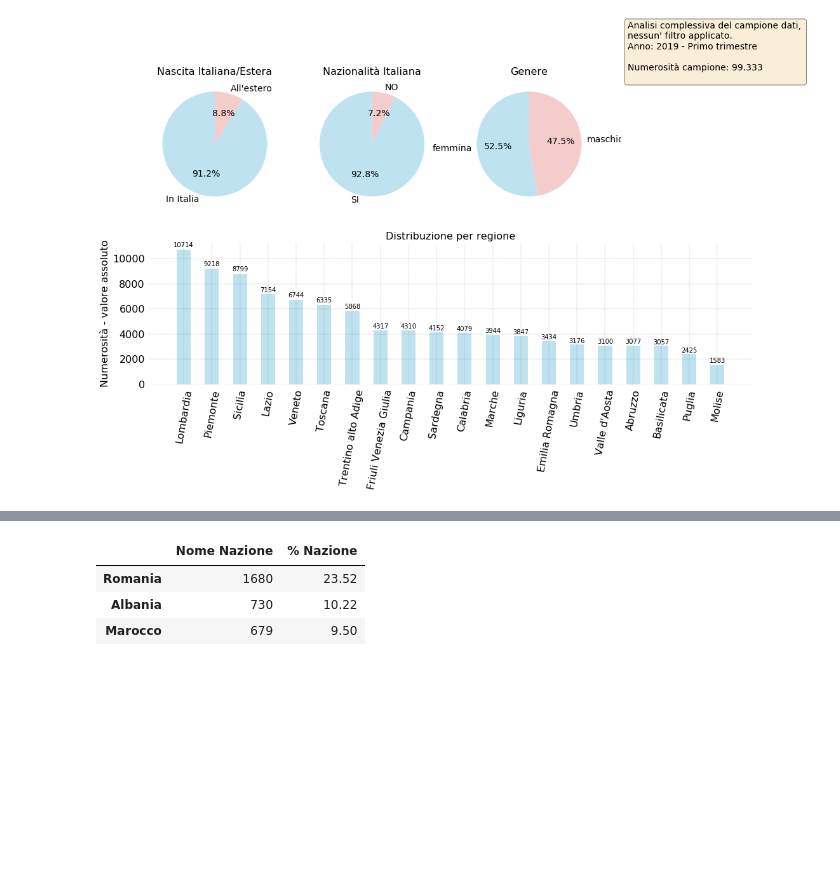
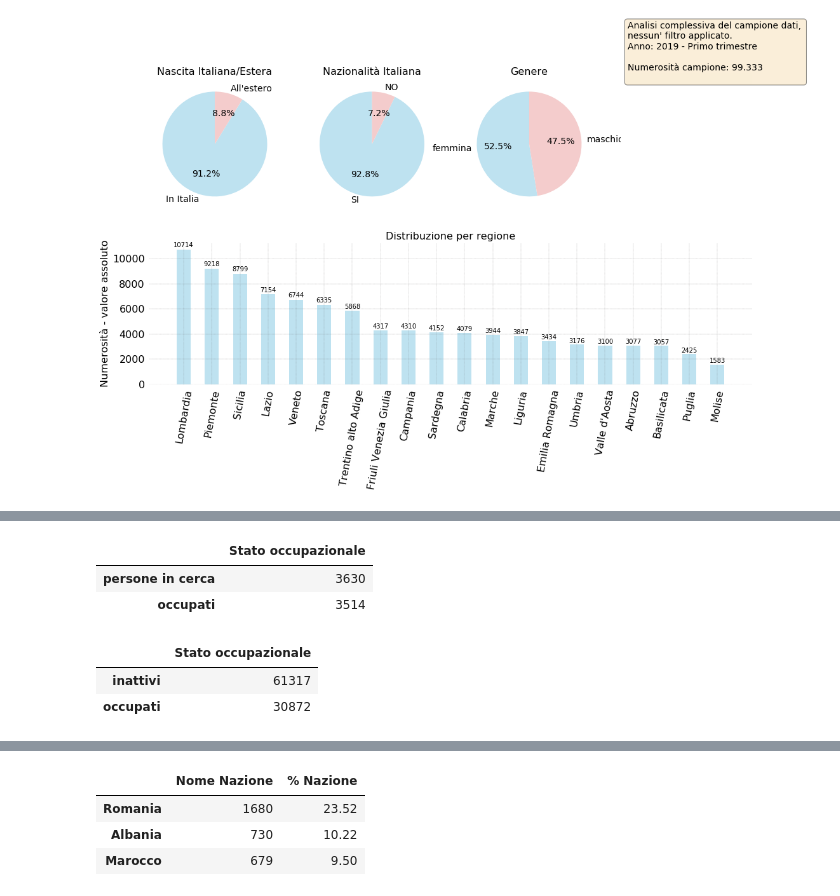
Before and after one commit to p-giovanni/ForzaLavoro, a Jupyter notebook: notebook/ForzaLavoro.ipynb, the cells around one changed output, grey strips where cells are left out. Drawn from its saved outputs; the diff is of its cells as text; code cells hidden in the pictures; blank space fills up the shorter version.

```diff
--- a/notebook/ForzaLavoro.ipynb
+++ b/notebook/ForzaLavoro.ipynb
@@ -314,3 +314,25 @@ df_red[esteri_mask].head(3)
 | 84295 | Campania | In Italia | NO | femmina | 23 | Diploma 4-5 | NAPOLI | ... |
 | 92190 | Sicilia | All'estero | NO | maschio | 75 e + | Nessun titolo | Altro | ... |
 | 92191 | Abruzzo | All'estero | NO | femmina | 75 e + | Nessun titolo | Altro | ... |
+# %%
+for_ocup_status = df_red[esteri_mask]['Stato occupazionale'].value_counts().to_frame()
+ita_ocup_status = df_red[italian_mask]['Stato occupazionale'].value_counts().to_frame()
+
+# Data integrity check...
+ita_sum = ita_ocup_status['Stato occupazionale'].sum()
+for_sum = for_ocup_status['Stato occupazionale'].sum()
+#print("The sum of the two sets must be equal to the whole set ({s1},{s2}, {whole}).".format(s1=ita_sum,s2=for_sum,whole=df_red.shape[0]))
+assert ita_sum + for_sum == df_red.shape[0], "The sum of the two sets must be equal to the whole set ({s1},{s2}, {whole}).".format(s1=ita_sum,s2=for_sum,whole=df_red.shape[0])
+
+#(ita_ocup_status.shape[0], for_ocup_status.shape[0])
+for_ocup_status
+# %% [output]
+|  | Stato occupazionale |
+| persone in cerca | 3630 |
+| occupati | 3514 |
+# %%
+ita_ocup_status.head()
+# %% [output]
+|  | Stato occupazionale |
+| inattivi | 61317 |
+| occupati | 30872 |
```
Also changed, not shown: parts of 5 cells of this notebook, 3 other files.
